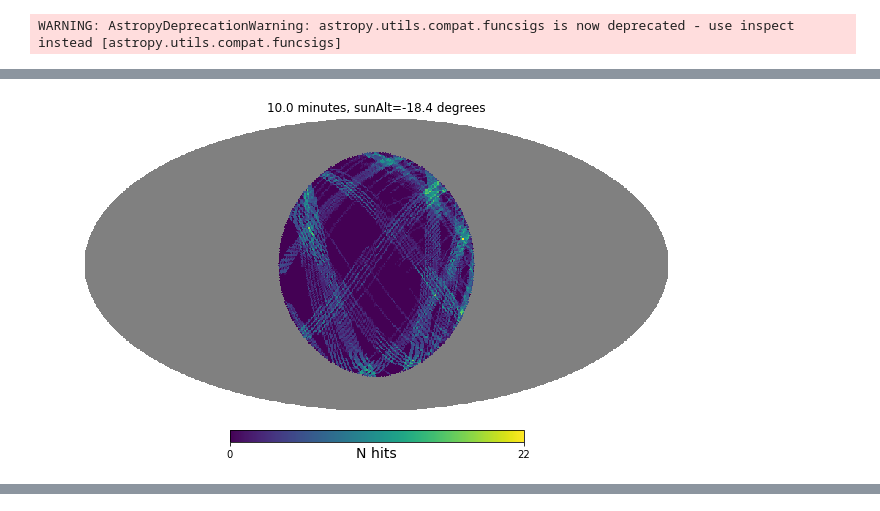
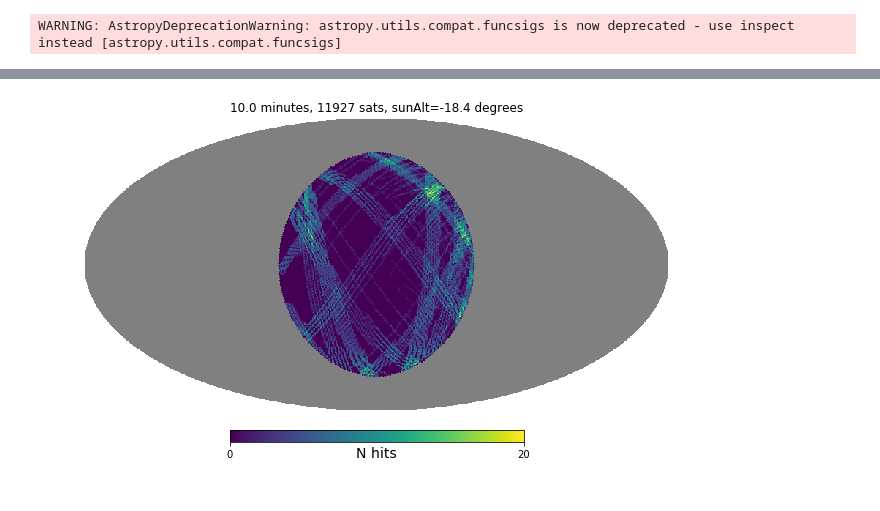
Before and after one commit to yoachim/satellite_collisions, a Jupyter notebook: around_twi_heal.ipynb, the cells around one changed output, grey strips where cells are left out. Drawn from its saved outputs; the diff is of its cells as text; code cells hidden in the pictures.

```diff
--- a/around_twi_heal.ipynb
+++ b/around_twi_heal.ipynb
@@ -12,13 +12,3 @@ import healpy as hp
 from lsst.sims.utils import _raDec2Hpid, hpid2RaDec
 # %% [output]
 WARNING: AstropyDeprecationWarning: astropy.utils.compat.funcsigs is now deprecated - use inspect instead [astropy.utils.compat.funcsigs]
-# %%
-sat_tles = starlink_constellation()
-constellation = Constellation(sat_tles)
-# %%
-#mjd_start = 59859.375573254 # sunalt = -16.2903238482603 degrees
-mjd_start = 59863.0097259146 # sunlat = -18.3928422773296
-step=1./3600/24.
-length = 10./60/24.
-#mjd_start += length
-mjds = np.arange(mjd_start, mjd_start+length+step, step)
@@ -40,8 +15,31 @@ WARNING: ErfaWarning: ERFA function "d2dtf" yielded 1 of "dubious year (Note 5)"
 # %%
+def aroundtwi(supersize=False, time=10.):
+    sat_tles = starlink_constellation(supersize=supersize)
+    nsats = len(sat_tles)
+    constellation = Constellation(sat_tles)
+    #mjd_start = 59859.375573254 # sunalt = -16.2903238482603 degrees
+    mjd_start = 59863.0097259146 # sunlat = -18.3928422773296
+    step=1./3600/24.
+    length = time/60/24.
+    #mjd_start += length
+    mjds = np.arange(mjd_start, mjd_start+length+step, step)
+    nside = 64
+    result = np.zeros(hp.nside2npix(nside))
+    hpids = np.arange(result.size)
+    ra,dec = hpid2RaDec(nside, hpids)
+    below = np.where(dec < 30.)
+    result[below] = np.nan
+    for mjd in mjds:
+        constellation.update_mjd(mjd)
+        above = constellation.above_alt_limit
+        hpids = _raDec2Hpid(nside, constellation.azimuth_rad[above], constellation.altitudes_rad[above])
+        result[hpids] += 1
+    hp.mollview(result, rot=(0,90,0), title='%.1f minutes, %i sats, sunAlt=-18.4 degrees' % (length*60*24, nsats), unit='N hits')
 
-hp.mollview(result, rot=(0,90,0), title='%.1f minutes, sunAlt=-18.4 degrees' % (length*60*24), unit='N hits')
+    return result
 
 # Note, this is just healpixels that get hit! Need to convolve with 3.5 deg FoV to make sure we don't have any hits.
-plt.savefig('post_twi_example.png')
+#plt.savefig('post_twi_example.png')
-# %% [output]
-[figure, removed]
+# %%
+regular = aroundtwi()
+# %% [output]
@@ -47,0 +47 @@ plt.savefig('post_twi_example.png')
+[figure, added]
```
Also changed, not shown: parts of 9 cells of this notebook, 2 other files.
